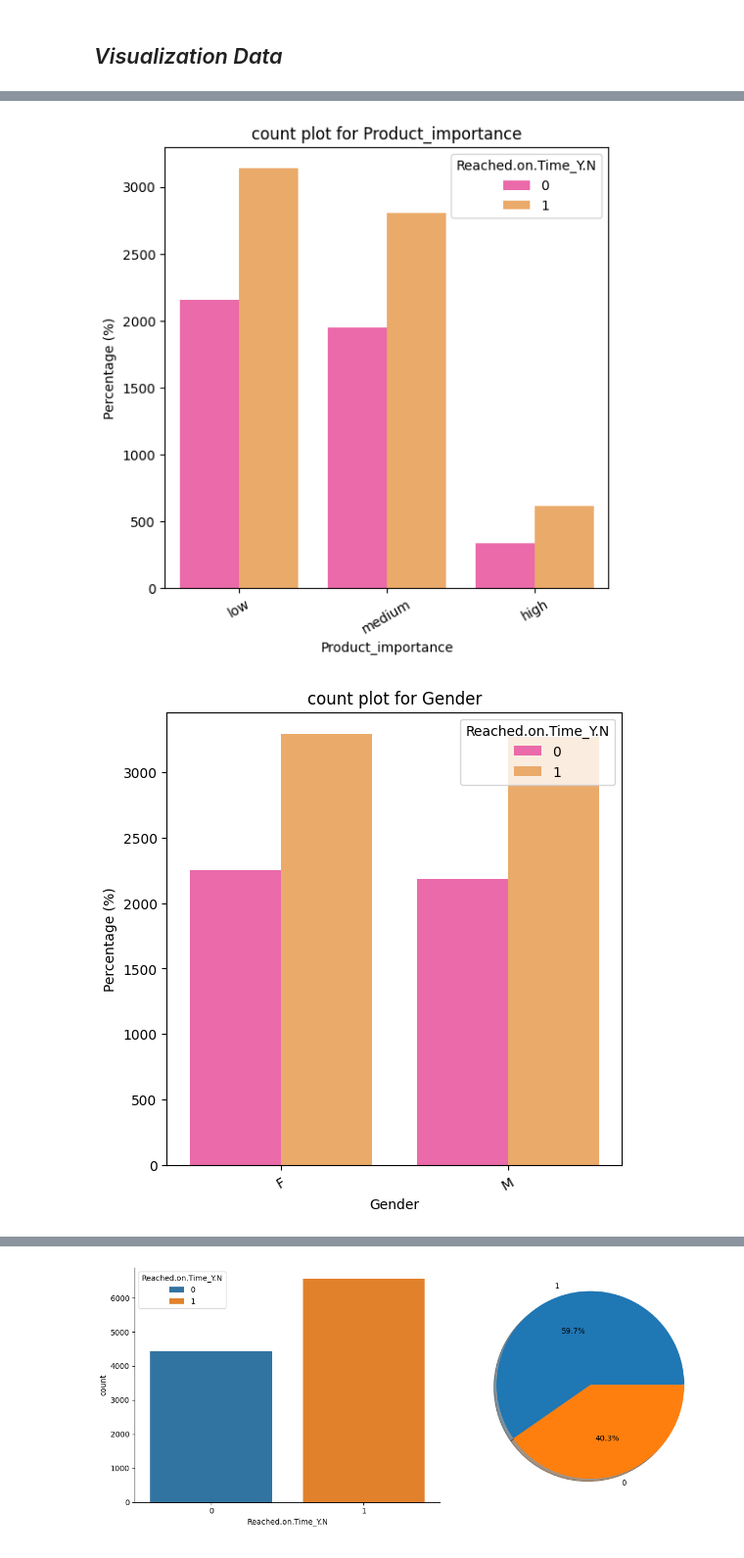
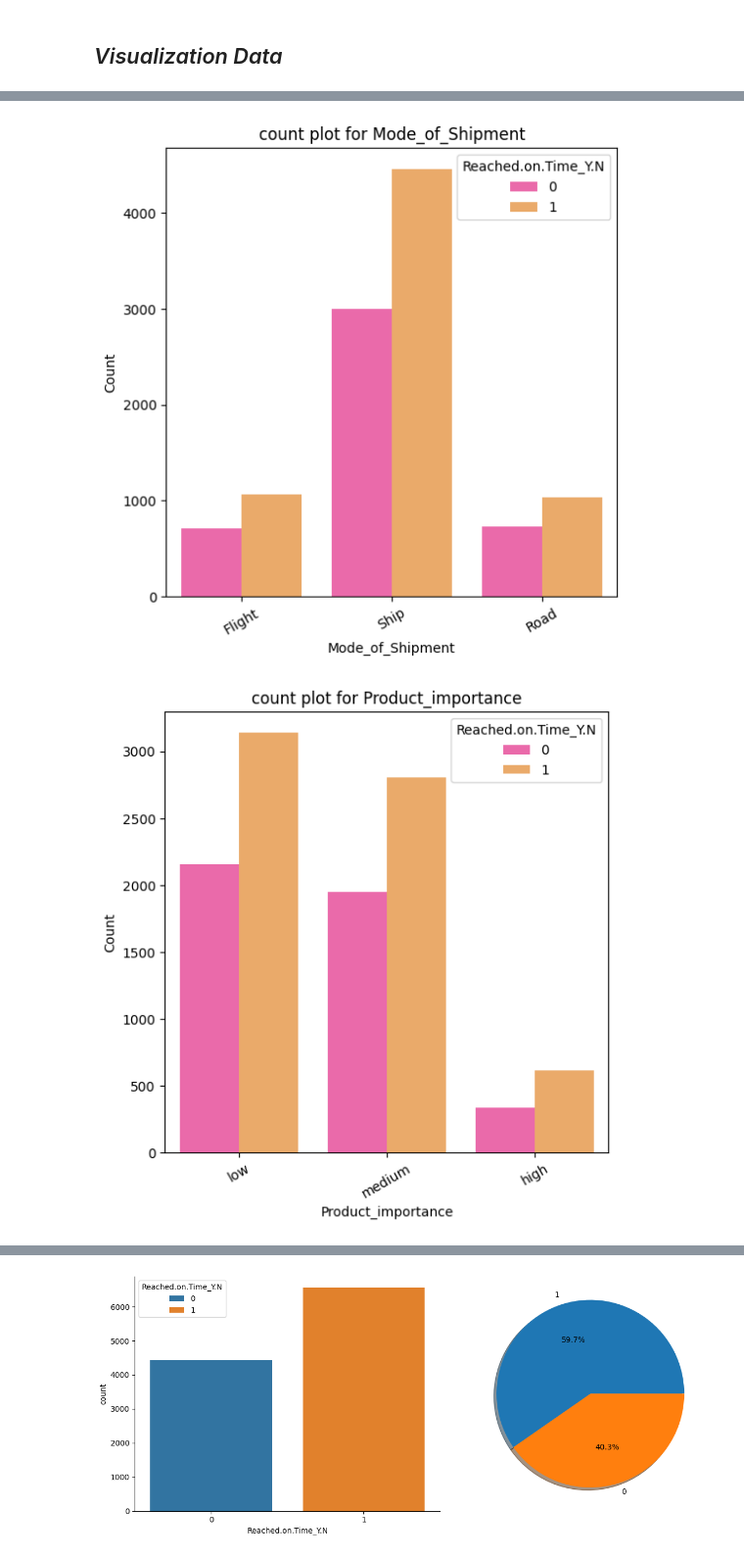
Before and after one commit to NIYAZ0910/-Shipment-Delivery-Prediction-Using-Machine-Learning, a Jupyter notebook: ml.ipynb, the cells around one changed output, grey strips where cells are left out. Shown at 98% size. Drawn from its saved outputs; the diff is of its cells as text; code cells hidden in the pictures.

```diff
--- a/ml.ipynb
+++ b/ml.ipynb
@@ -172,13 +189,14 @@ Index(['ID', 'Warehouse_block', 'Mode_of_Shipment', 'Customer_care_calls',
 # %% [markdown]
 ## *Visualization Data*
 # %%
+# Plots bar graphs for categorical columns with fewer unique values to understand their distribution.
 colmns=df.select_dtypes(include=['object']).columns.tolist()
-for col in colmns[1:]:
+for col in colmns:
     if df[col].nunique()<10:
         plt.figure(figsize=(6,6))
         sns.countplot(data=df,x=col,hue='Reached.on.Time_Y.N',palette='spring',)
         plt.xticks(rotation=30)
-        plt.ylabel('Percentage (%)')
+        plt.ylabel('Count')
         plt.title(f"count plot for {col}")
         plt.show()
 # %% [output]
@@ -186,2 +204,2 @@ for col in colmns[1:]:
-[figure, old version]
+[figure, new version]
-[figure, old version]
+[figure, new version]
```
Also changed, not shown: parts of 32 cells of this notebook.
